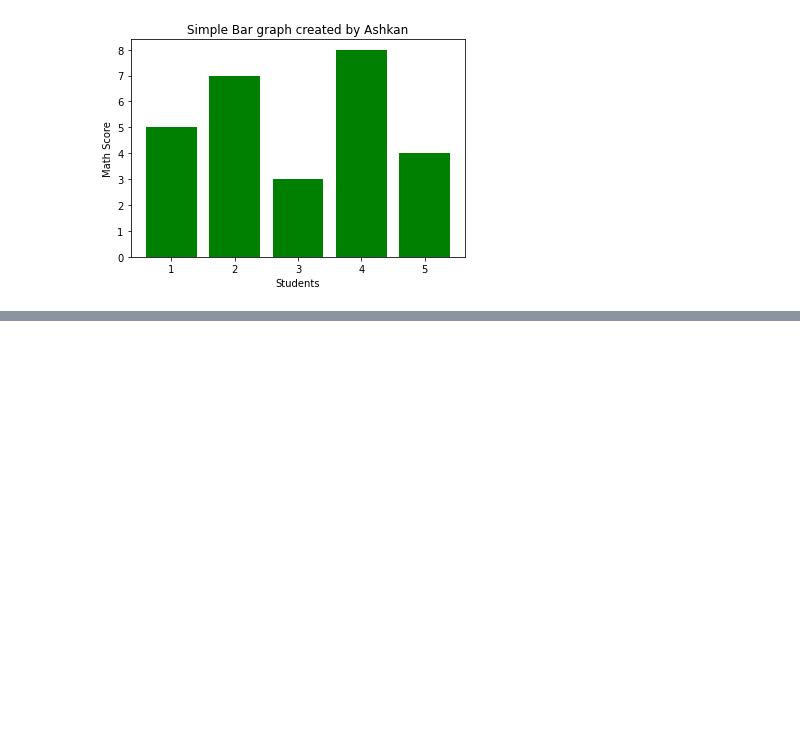
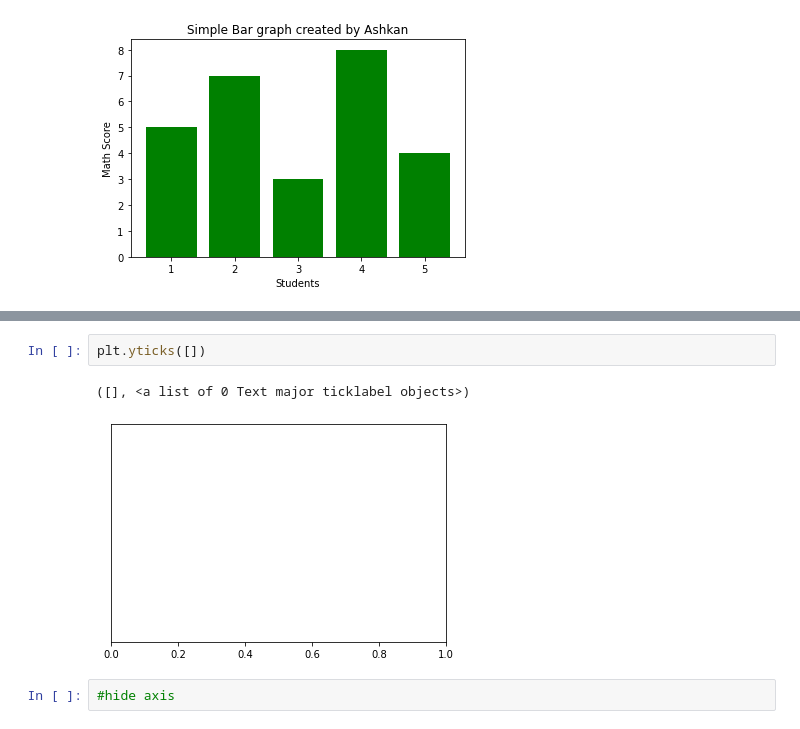
Before and after one commit to ashkanmulla/Ashkan_Data_Science_Practice, a Jupyter notebook: matplotlib.ipynb, the cells around one changed output, grey strips where cells are left out. Cells and saved outputs as stored; diff of their text form; blank space fills up the shorter version.

```diff
--- a/matplotlib.ipynb
+++ b/matplotlib.ipynb
@@ -21,0 +34,7 @@ plt.show()
+# %%
+plt.yticks([])
+# %% [output]
+([], <a list of 0 Text major ticklabel objects>)
+[figure, added]
+# %%
+#hide axis
```
Also changed, not shown: parts of 9 cells of this notebook.
